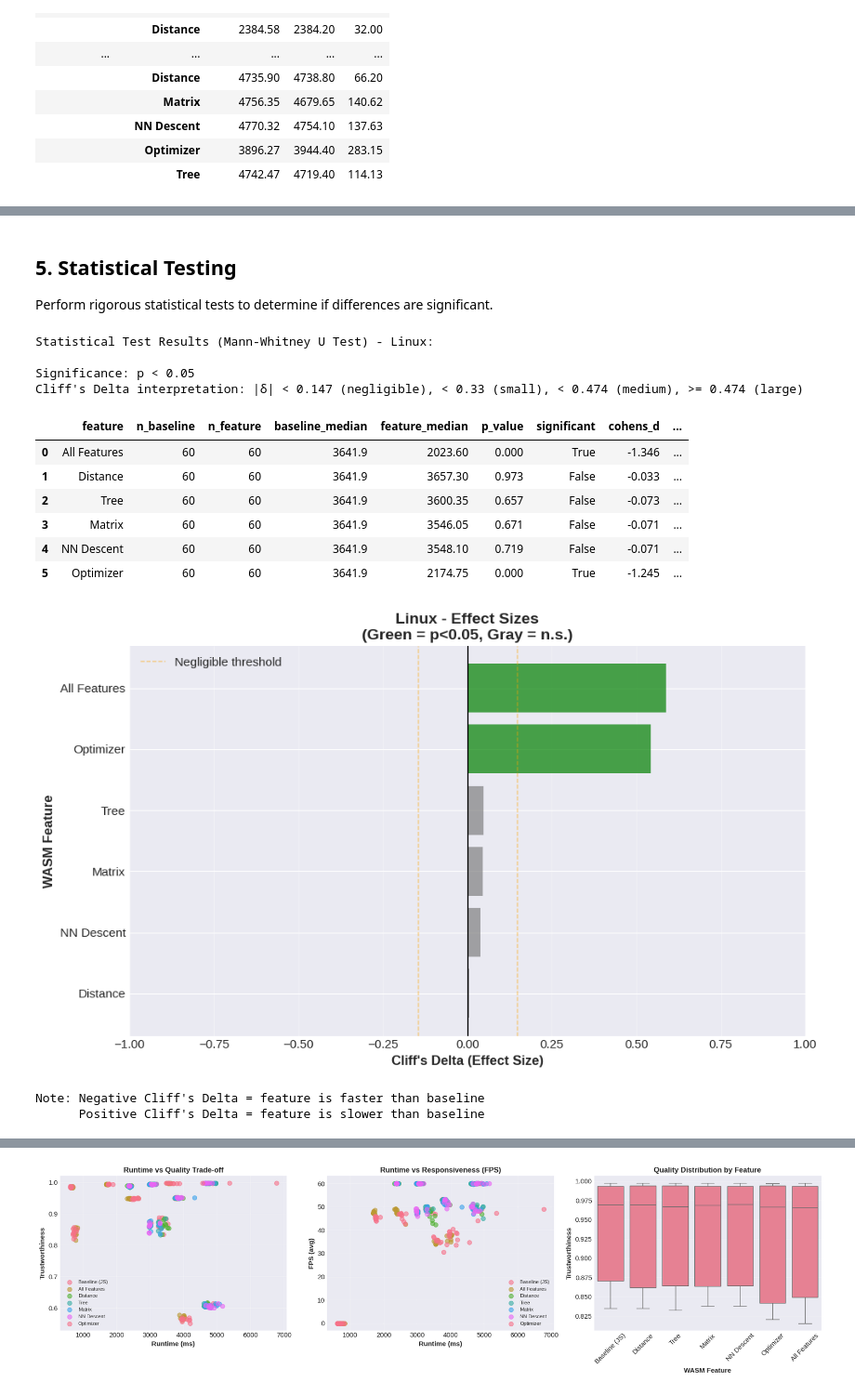
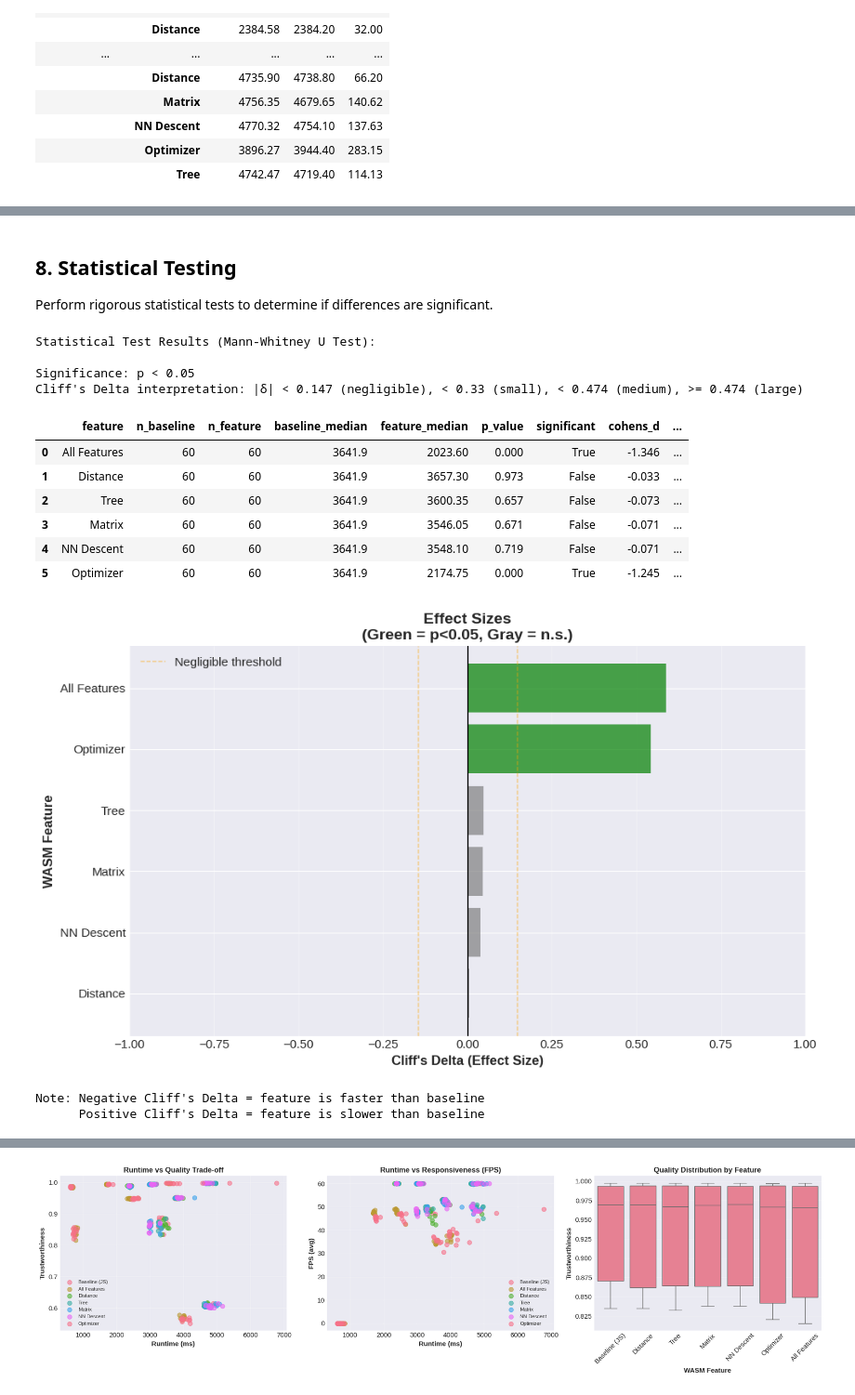
Before and after one commit to elarsaks/umap-bench, a Jupyter notebook: bench/analysis/analysis.ipynb, the cells around one changed output, grey strips where cells are left out. Shown at 93% size. Drawn from its saved outputs; the diff is of its cells as text; code cells hidden in the pictures.

```diff
--- a/bench/analysis/analysis.ipynb
+++ b/bench/analysis/analysis.ipynb
@@ -188,0 +298,43 @@ Datasets: ['3D Dense Clusters (1K points)', 'Iris Dataset (150 points, 4D)', 'MN
+# %%
+# Visualizations for Baseline
+fig, axes = plt.subplots(2, 2, figsize=(14, 10))
+
+# Runtime distribution
+axes[0, 0].hist(baseline_df['runtime_ms'], bins=20, alpha=0.7, color='steelblue', edgecolor='black')
+axes[0, 0].axvline(baseline_df['runtime_ms'].median(), color='red', linestyle='--', linewidth=2, label=f'Median: {baseline_df["runtime_ms"].median():.2f} ms')
+axes[0, 0].set_xlabel('Runtime (ms)', fontsize=11, fontweight='bold')
+axes[0, 0].set_ylabel('Frequency', fontsize=11, fontweight='bold')
+axes[0, 0].set_title('Baseline Runtime Distribution', fontsize=12, fontweight='bold')
+axes[0, 0].legend()
+axes[0, 0].grid(alpha=0.3)
+
+# Memory usage
+axes[0, 1].hist(baseline_df['memory_delta_mb'], bins=20, alpha=0.7, color='green', edgecolor='black')
+axes[0, 1].axvline(baseline_df['memory_delta_mb'].median(), color='red', linestyle='--', linewidth=2, label=f'Median: {baseline_df["memory_delta_mb"].median():.2f} MB')
+axes[0, 1].set_xlabel('Memory Delta (MB)', fontsize=11, fontweight='bold')
+axes[0, 1].set_ylabel('Frequency', fontsize=11, fontweight='bold')
+axes[0, 1].set_title('Baseline Memory Usage', fontsize=12, fontweight='bold')
+axes[0, 1].legend()
+axes[0, 1].grid(alpha=0.3)
+
+# Quality (Trustworthiness)
+axes[1, 0].hist(baseline_df['trustworthiness'], bins=20, alpha=0.7, color='orange', edgecolor='black')
+axes[1, 0].axvline(baseline_df['trustworthiness'].median(), color='red', linestyle='--', linewidth=2, label=f'Median: {baseline_df["trustworthiness"].median():.4f}')
+axes[1, 0].set_xlabel('Trustworthiness', fontsize=11, fontweight='bold')
+axes[1, 0].set_ylabel('Frequency', fontsize=11, fontweight='bold')
+axes[1, 0].set_title('Baseline Quality Distribution', fontsize=12, fontweight='bold')
+axes[1, 0].legend()
+axes[1, 0].grid(alpha=0.3)
+
+# FPS
+axes[1, 1].hist(baseline_df['fps_avg'], bins=20, alpha=0.7, color='purple', edgecolor='black')
+axes[1, 1].axvline(baseline_df['fps_avg'].median(), color='red', linestyle='--', linewidth=2, label=f'Median: {baseline_df["fps_avg"].median():.2f} FPS')
+axes[1, 1].set_xlabel('FPS (avg)', fontsize=11, fontweight='bold')
+axes[1, 1].set_ylabel('Frequency', fontsize=11, fontweight='bold')
+axes[1, 1].set_title('Baseline FPS Distribution', fontsize=12, fontweight='bold')
+axes[1, 1].legend()
+axes[1, 1].grid(alpha=0.3)
+
+plt.tight_layout()
+plt.savefig('../outputs/figures/baseline_metrics.png', bbox_inches='tight')
+plt.show()
@@ -668,7 +1834,7 @@ Tree           1.004  1.007  0.990  1.014  0.011
 
 ================================================================================
 # %% [markdown]
-## 5. Statistical Testing
+## 8. Statistical Testing
 
 Perform rigorous statistical tests to determine if differences are significant.
 # %%
@@ -724,12 +1890,12 @@ def mann_whitney_test(df, baseline_feature='Baseline (JS)'):
 # Perform tests
 test_results = mann_whitney_test(df_analysis)
 
-print(f"Statistical Test Results (Mann-Whitney U Test) - {SELECTED_MACHINE}:")
+print("Statistical Test Results (Mann-Whitney U Test):")
 print("\nSignificance: p < 0.05")
 print("Cliff's Delta interpretation: |δ| < 0.147 (negligible), < 0.33 (small), < 0.474 (medium), >= 0.474 (large)\n")
 test_results.round(4)
 # %% [output]
-Statistical Test Results (Mann-Whitney U Test) - Linux:
+Statistical Test Results (Mann-Whitney U Test):
 
 Significance: p < 0.05
 Cliff's Delta interpretation: |δ| < 0.147 (negligible), < 0.33 (small), < 0.474 (medium), >= 0.474 (large)
@@ -743,32 +1909,32 @@ Cliff's Delta interpretation: |δ| < 0.147 (negligible), < 0.33 (small), < 0.474
 # %%
 # Visualize statistical significance
 fig, ax = plt.subplots(figsize=(10, 6))
 
 if len(test_results) > 0:
     # Sort by Cliff's delta
     test_results_sorted = test_results.sort_values('cliffs_delta')
 
     colors = ['green' if sig else 'gray' for sig in test_results_sorted['significant']]
 
     ax.barh(test_results_sorted['feature'], test_results_sorted['cliffs_delta'], color=colors, alpha=0.7)
     ax.axvline(x=0, color='black', linestyle='-', linewidth=1)
     ax.axvline(x=-0.147, color='orange', linestyle='--', linewidth=1, alpha=0.5, label='Negligible threshold')
     ax.axvline(x=0.147, color='orange', linestyle='--', linewidth=1, alpha=0.5)
     ax.set_xlabel("Cliff's Delta (Effect Size)", fontsize=12, fontweight='bold')
     ax.set_ylabel('WASM Feature', fontsize=12, fontweight='bold')
-    ax.set_title(f'{SELECTED_MACHINE} - Effect Sizes\n(Green = p<0.05, Gray = n.s.)', fontsize=14, fontweight='bold')
+    ax.set_title('Effect Sizes\n(Green = p<0.05, Gray = n.s.)', fontsize=14, fontweight='bold')
     ax.grid(axis='x', alpha=0.3)
     ax.set_xlim(-1, 1)
     ax.legend()
 
 plt.tight_layout()
 plt.savefig('../outputs/figures/effect_sizes.png', bbox_inches='tight')
 plt.show()
 
 print("Note: Negative Cliff's Delta = feature is faster than baseline")
 print("      Positive Cliff's Delta = feature is slower than baseline")
 # %% [output]
-[figure, old version]
+[figure, new version]
 Note: Negative Cliff's Delta = feature is faster than baseline
       Positive Cliff's Delta = feature is slower than baseline
 # %% [markdown]
```
Also changed, not shown: parts of 48 cells of this notebook.
